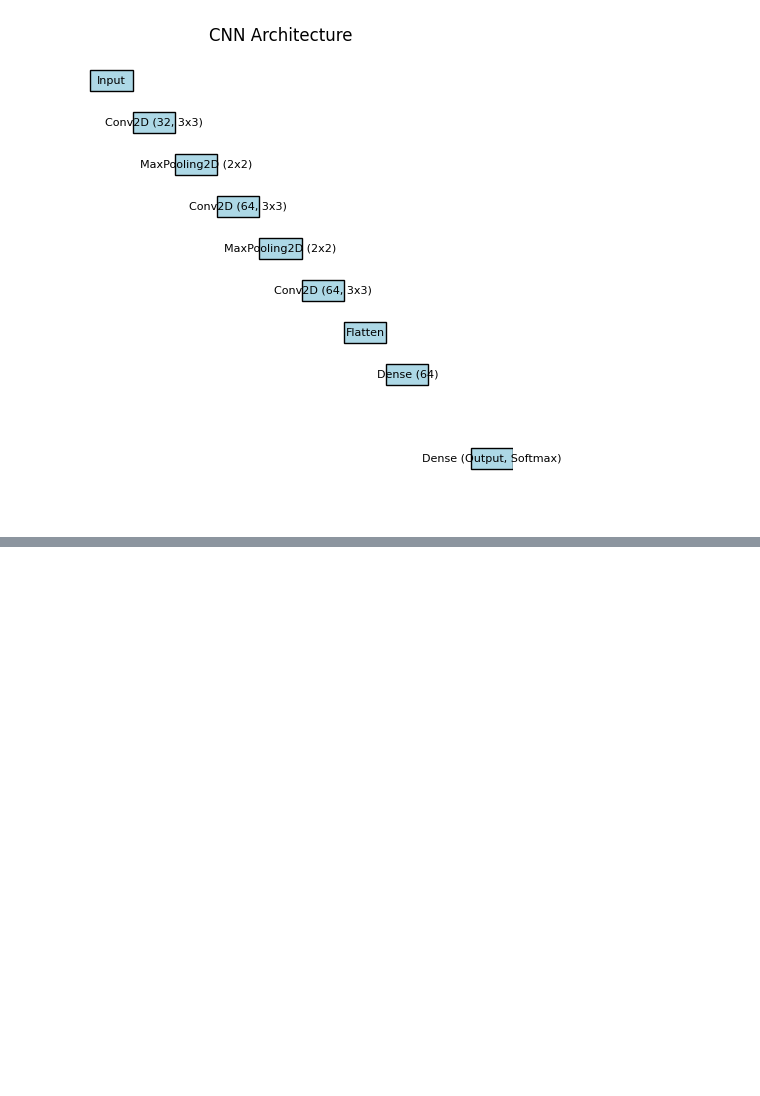
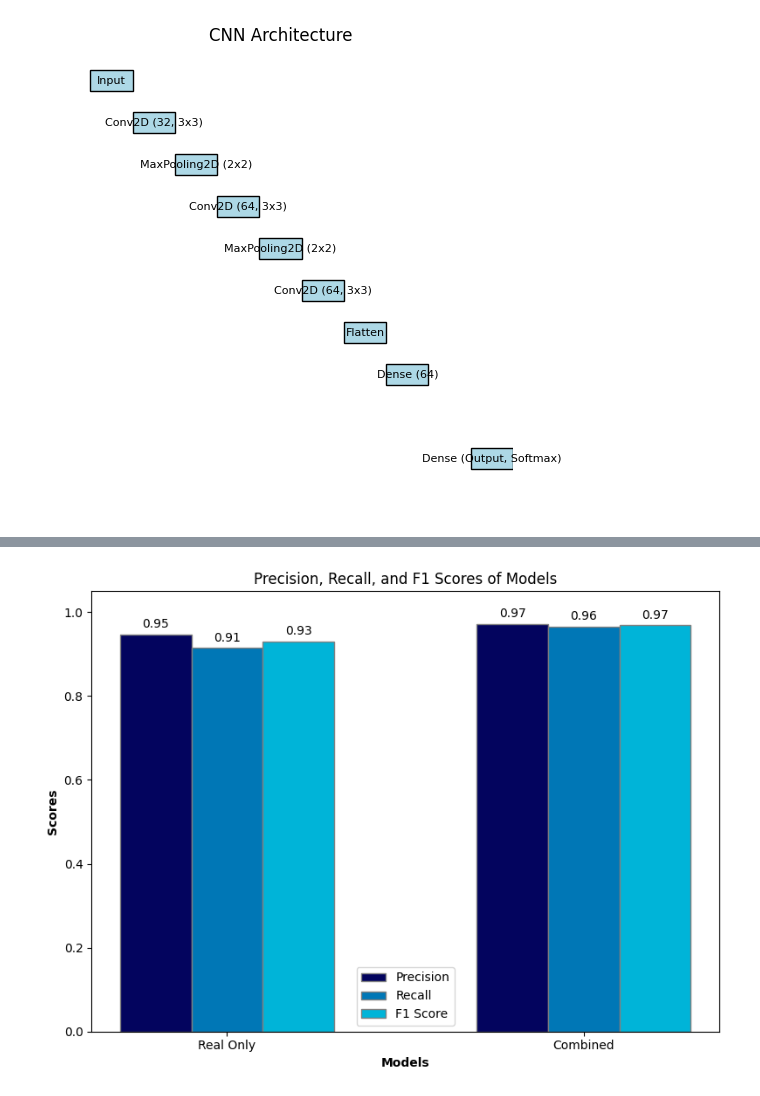
Before and after one commit to OscarKlemenz/Star-Cluster-Classifier, a Jupyter notebook: src2/src/visualisations.ipynb, the cells around one changed output, grey strips where cells are left out. Drawn from its saved outputs; the diff is of its cells as text; code cells hidden in the pictures; blank space fills up the shorter version.

```diff
--- a/src2/src/visualisations.ipynb
+++ b/src2/src/visualisations.ipynb
@@ -505,0 +536,56 @@ draw_cnn_architecture()
+# %%
+import matplotlib.pyplot as plt
+import numpy as np
+
+# Example data
+models = ['Real Only', 'Combined']
+precision = [0.9465, 0.9723]
+recall = [0.9146, 0.9649]
+f1 = [0.9303, 0.9686]
+
+# Bar width
+bar_width = 0.2
+
+# Set position of bar on X axis
+r1 = np.arange(len(models))
+r2 = [x + bar_width for x in r1]
+r3 = [x + bar_width for x in r2]
+
+# Create figure and axes
+fig, ax = plt.subplots(figsize=(8, 6))
+
+# Create bars
+precision_bars = ax.bar(r1, precision, color='#03045e', width=bar_width, edgecolor='grey', label='Precision')
+recall_bars = ax.bar(r2, recall, color='#0077b6', width=bar_width, edgecolor='grey', label='Recall')
+f1_bars = ax.bar(r3, f1, color='#00b4d8', width=bar_width, edgecolor='grey', label='F1 Score')
+
+# Function to add value labels
+def add_labels(bars):
+    for bar in bars:
+        height = bar.get_height()
+        ax.text(bar.get_x() + bar.get_width()/2., height + 0.01,
+                f'{height:.2f}', ha='center', va='bottom', fontsize=10)
+
+# Add value labels to all bars
+add_labels(precision_bars)
+add_labels(recall_bars)
+add_labels(f1_bars)
+
+# Add labels
+ax.set_xlabel('Models', fontweight='bold')
+ax.set_ylabel('Scores', fontweight='bold')
+ax.set_title('Precision, Recall, and F1 Scores of Models')
+ax.set_xticks([r + bar_width for r in range(len(models))])
+ax.set_xticklabels(models)
+
+# Adjust y-axis to make room for labels
+ax.set_ylim(0, 1.05)
+
+# Add legend
+ax.legend()
+
+# Show plot
+plt.tight_layout()
+plt.show()
+# %% [output]
+[figure, added]
```
Also changed, not shown: parts of 4 cells of this notebook, 32 other files.
